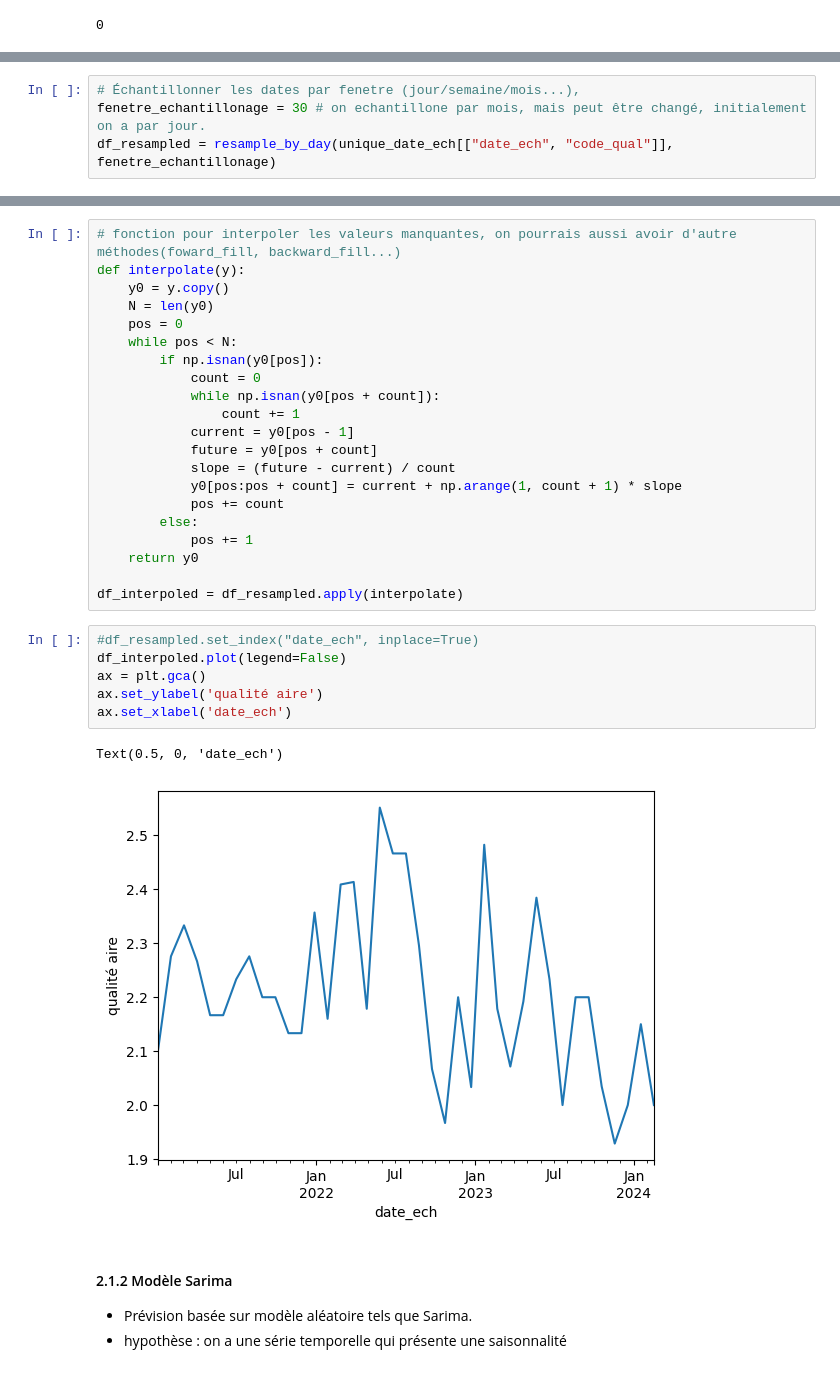
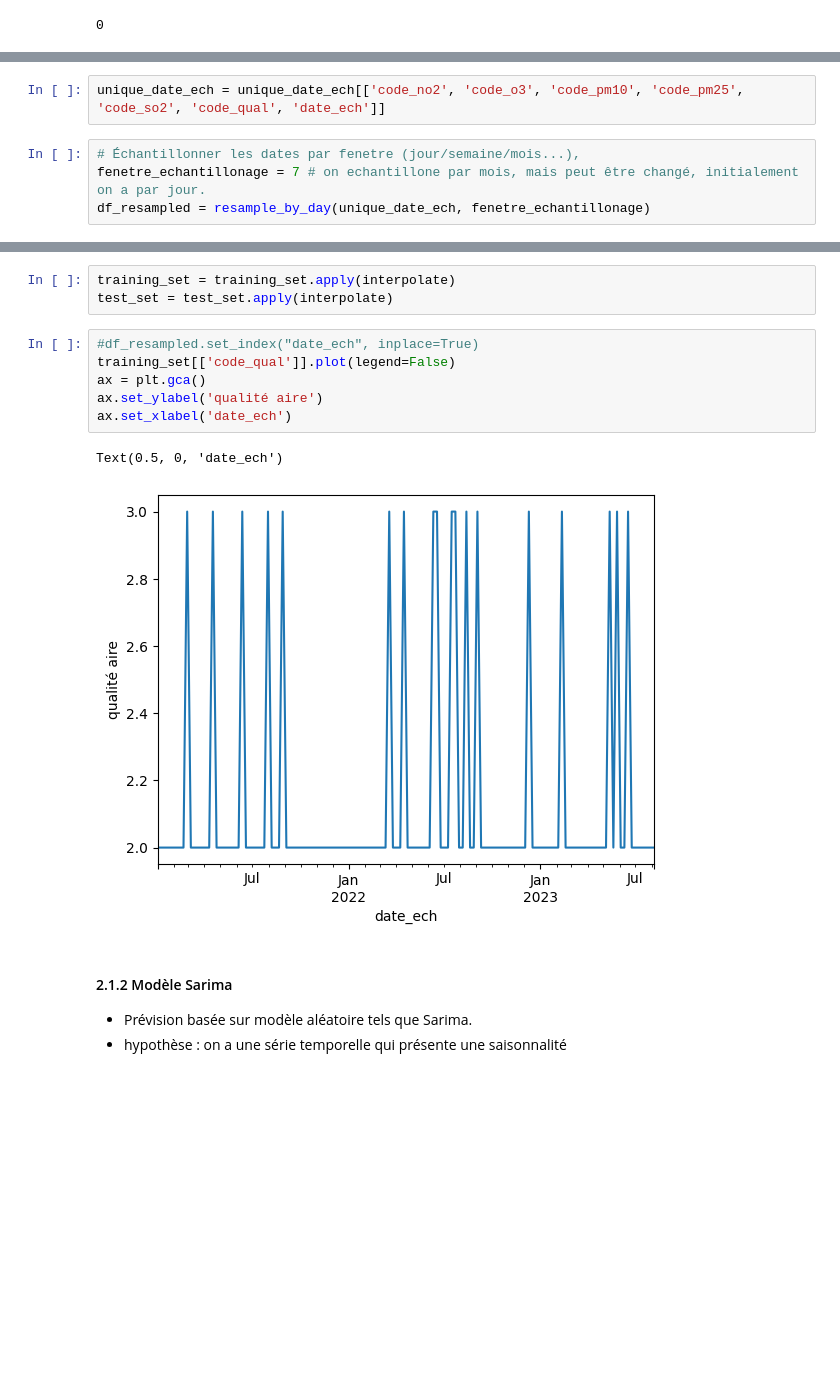
Before and after one commit to GitDeTapha/MIAST-GR1, a Jupyter notebook: Code/Modeling/Predictions.ipynb, the cells around one changed output, grey strips where cells are left out. Cells and saved outputs as stored; diff of their text form; blank space fills up the shorter version.

```diff
--- a/Code/Modeling/Predictions.ipynb
+++ b/Code/Modeling/Predictions.ipynb
@@ -135,7 +136,9 @@ def resample_by_day(df, window_size=1):
+# %%
+unique_date_ech = unique_date_ech[['code_no2', 'code_o3', 'code_pm10', 'code_pm25', 'code_so2', 'code_qual', 'date_ech']]
 # %%
 # Échantillonner les dates par fenetre (jour/semaine/mois...),
-fenetre_echantillonage = 30 # on echantillone par mois, mais peut être changé, initialement on a par jour.
-df_resampled = resample_by_day(unique_date_ech[["date_ech", "code_qual"]], fenetre_echantillonage)
+fenetre_echantillonage = 7 # on echantillone par mois, mais peut être changé, initialement on a par jour.
+df_resampled = resample_by_day(unique_date_ech, fenetre_echantillonage)
 # %%
 df_resampled.shape
 # %% [output]
@@ -166,33 +178,15 @@ Les dimensions : training_set : (31, 1),test_set : (8, 1)
-# %%
-# fonction pour interpoler les valeurs manquantes, on pourrais aussi avoir d'autre méthodes(foward_fill, backward_fill...)
-def interpolate(y):
-    y0 = y.copy()
-    N = len(y0)
-    pos = 0
-    while pos < N:
-        if np.isnan(y0[pos]):
-            count = 0
-            while np.isnan(y0[pos + count]):
-                count += 1
-            current = y0[pos - 1]
-            future = y0[pos + count]
-            slope = (future - current) / count
-            y0[pos:pos + count] = current + np.arange(1, count + 1) * slope
-            pos += count
-        else:
-            pos += 1
-    return y0
-
-df_interpoled = df_resampled.apply(interpolate)
+# %%
+training_set = training_set.apply(interpolate)
+test_set = test_set.apply(interpolate)
 # %%
 #df_resampled.set_index("date_ech", inplace=True)
-df_interpoled.plot(legend=False)
+training_set[['code_qual']].plot(legend=False)
 ax = plt.gca()
 ax.set_ylabel('qualité aire')
 ax.set_xlabel('date_ech')
 # %% [output]
 Text(0.5, 0, 'date_ech')
-[figure, old version]
+[figure, new version]
 # %% [markdown]
 <a name="2.1.2"></a>
 #### 2.1.2 Modèle Sarima
```
Also changed, not shown: parts of 82 cells of this notebook, 1 other file.
